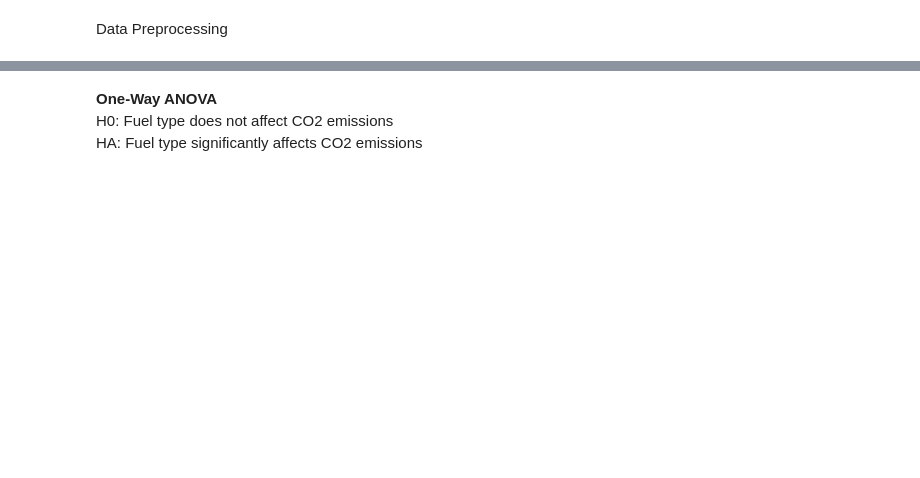
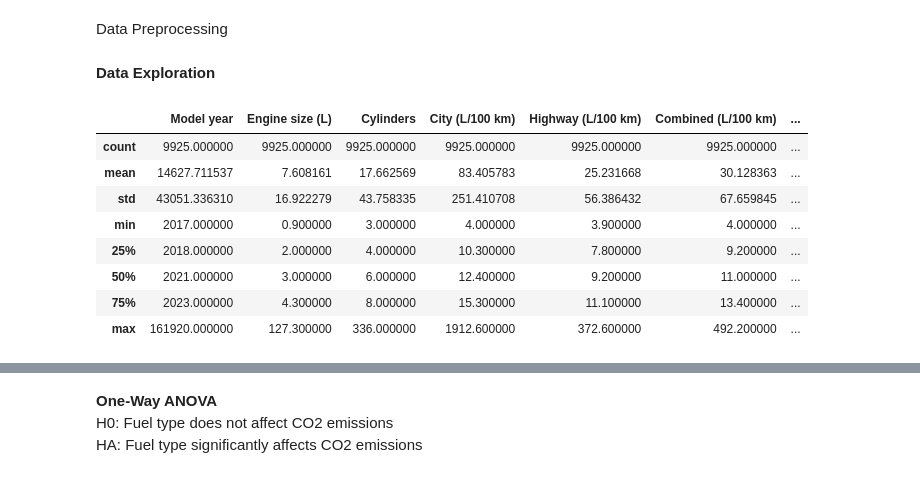
Before and after one commit to KalebW1229/CMSC320-Final-Project, a Jupyter notebook: checkpoint2.ipynb, the cells around one changed output, grey strips where cells are left out. Cells and saved outputs as stored; diff of their text form; code cells hidden in the pictures; blank space fills up the shorter version.

Commit message:
data preprocessing

```diff
--- a/checkpoint2.ipynb
+++ b/checkpoint2.ipynb
@@ -21,0 +57,14 @@ for field in integer_fields:
+# %% [markdown]
+**Data Exploration**
+# %%
+df.describe()
+# %% [output]
+|  | Model year | Engine size (L) | Cylinders | City (L/100 km) | Highway (L/100 km) | Combined (L/100 km) | ... |
+| count | 9925.000000 | 9925.000000 | 9925.000000 | 9925.000000 | 9925.000000 | 9925.000000 | ... |
+| mean | 14627.711537 | 7.608161 | 17.662569 | 83.405783 | 25.231668 | 30.128363 | ... |
+| std | 43051.336310 | 16.922279 | 43.758335 | 251.410708 | 56.386432 | 67.659845 | ... |
+| min | 2017.000000 | 0.900000 | 3.000000 | 4.000000 | 3.900000 | 4.000000 | ... |
+| 25% | 2018.000000 | 2.000000 | 4.000000 | 10.300000 | 7.800000 | 9.200000 | ... |
+| 50% | 2021.000000 | 3.000000 | 6.000000 | 12.400000 | 9.200000 | 11.000000 | ... |
+| 75% | 2023.000000 | 4.300000 | 8.000000 | 15.300000 | 11.100000 | 13.400000 | ... |
+| max | 161920.000000 | 127.300000 | 336.000000 | 1912.600000 | 372.600000 | 492.200000 | ... |
```
Also changed, not shown: parts of 20 cells of this notebook.
